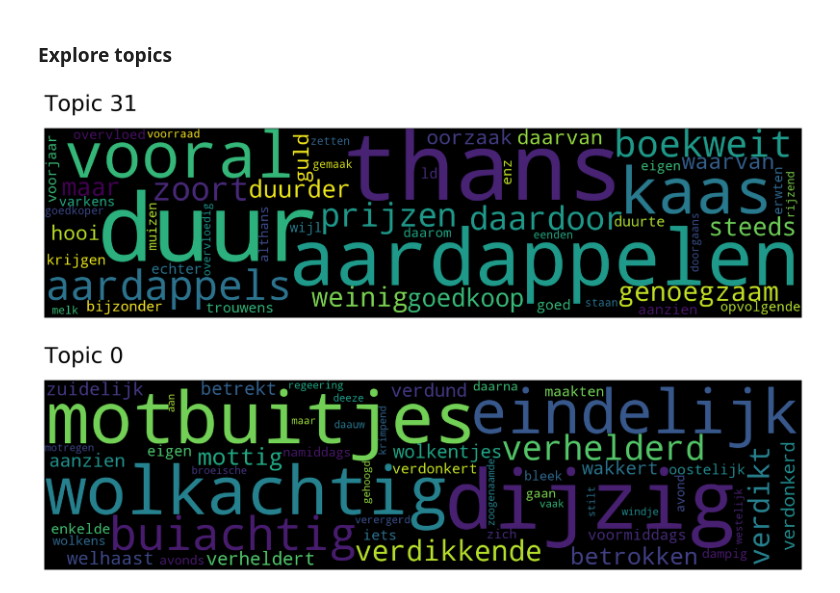
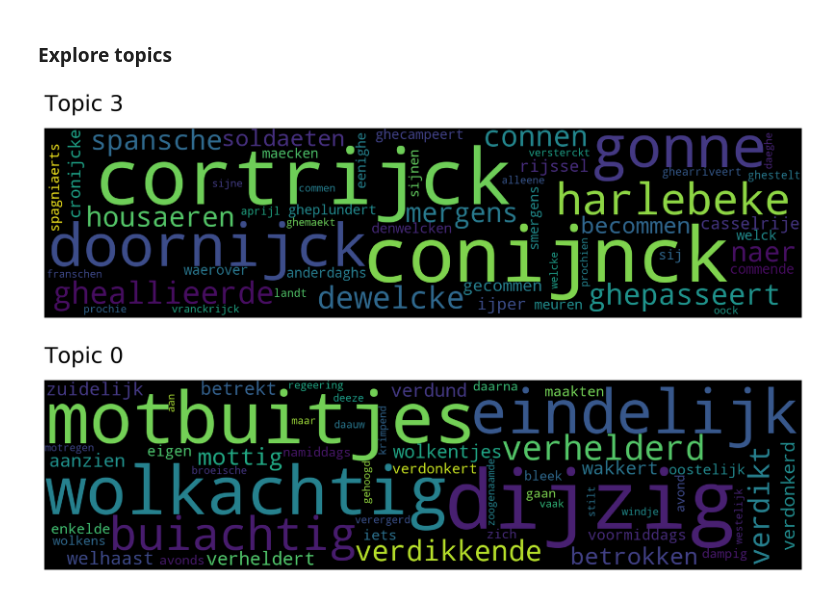
Before and after one commit to centre-for-humanities-computing/dutch-chronicles, a Jupyter notebook: notebooks/top2vec_training.ipynb, the cells around one changed output. Drawn from its saved outputs; the diff is of its cells as text; code cells hidden in the pictures.

```diff
--- a/notebooks/top2vec_training.ipynb
+++ b/notebooks/top2vec_training.ipynb
@@ -149,9 +149,9 @@ np.save('/work/62138/models/representation_final_50_reduced.npy', merged)
 # %% [markdown]
 ### Explore topics
 # %%
-model.generate_topic_wordcloud(31)
+model.generate_topic_wordcloud(3)
 # %% [output]
-[figure, old version]
+[figure, new version]
 # %%
 model.generate_topic_wordcloud(0)
 # %% [output]
```
Also changed, not shown: 1 other file.
